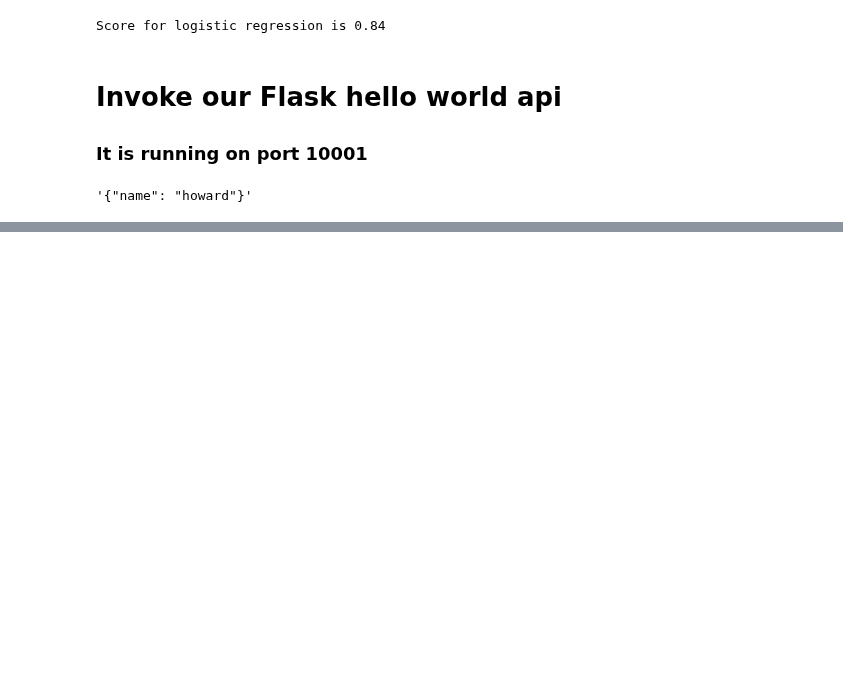
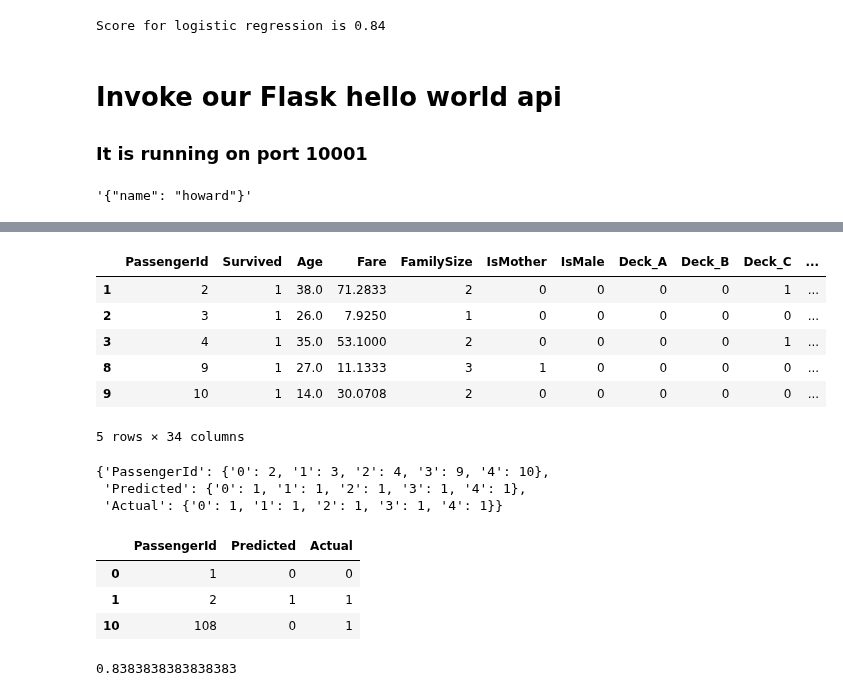
Before and after one commit to hpinsley/titanic, a Jupyter notebook: notebooks/Preparing the Model.ipynb, the cells around one changed output, grey strips where cells are left out. Saved outputs shown, nothing was run; the diff lists cells and outputs as text; code cells hidden in the pictures; blank space fills up the shorter version.

```diff
--- a/notebooks/Preparing the Model.ipynb
+++ b/notebooks/Preparing the Model.ipynb
@@ -413,0 +431,4 @@ r = requests.post(url, data)
+# %%
+processed_data_path = os.path.join(os.path.pardir, 'data', 'processed')
+train_file_path = os.path.join(processed_data_path, "train.csv")
+train_df = pd.read_csv(train_file_path)
@@ -413,0 +442,12 @@ r = requests.post(url, data)
+# %%
+survived_passengers = train_df[train_df.Survived == 1][:5]
+# %%
+survived_passengers
+# %% [output]
+|  | PassengerId | Survived | Age | Fare | FamilySize | IsMother | IsMale | Deck_A | Deck_B | Deck_C | ... |
+| 1 | 2 | 1 | 38.0 | 71.2833 | 2 | 0 | 0 | 0 | 0 | 1 | ... |
+| 2 | 3 | 1 | 26.0 | 7.9250 | 1 | 0 | 0 | 0 | 0 | 0 | ... |
+| 3 | 4 | 1 | 35.0 | 53.1000 | 2 | 0 | 0 | 0 | 0 | 1 | ... |
+| 8 | 9 | 1 | 27.0 | 11.1333 | 3 | 1 | 0 | 0 | 0 | 0 | ... |
+| 9 | 10 | 1 | 14.0 | 30.0708 | 2 | 0 | 0 | 0 | 0 | 0 | ... |
+5 rows × 34 columns
@@ -413,0 +459,21 @@ r = requests.post(url, data)
+# %%
+make_api_request(survived_passengers.to_json())
+# %% [output]
+{'PassengerId': {'0': 2, '1': 3, '2': 4, '3': 9, '4': 10},
+ 'Predicted': {'0': 1, '1': 1, '2': 1, '3': 1, '4': 1},
+ 'Actual': {'0': 1, '1': 1, '2': 1, '3': 1, '4': 1}}
+# %%
+# compare results
+result = make_api_request(train_df.to_json())
+type(result)
+df_result = pd.DataFrame(result)
+df_result.head(3)
+# %% [output]
+|  | PassengerId | Predicted | Actual |
+| 0 | 1 | 0 | 0 |
+| 1 | 2 | 1 | 1 |
+| 10 | 108 | 0 | 1 |
+# %%
+np.mean(df_result.Predicted == df_result.Actual)
+# %% [output]
+0.8383838383838383
```
Also changed, not shown: parts of 7 cells of this notebook, 1 other file.
